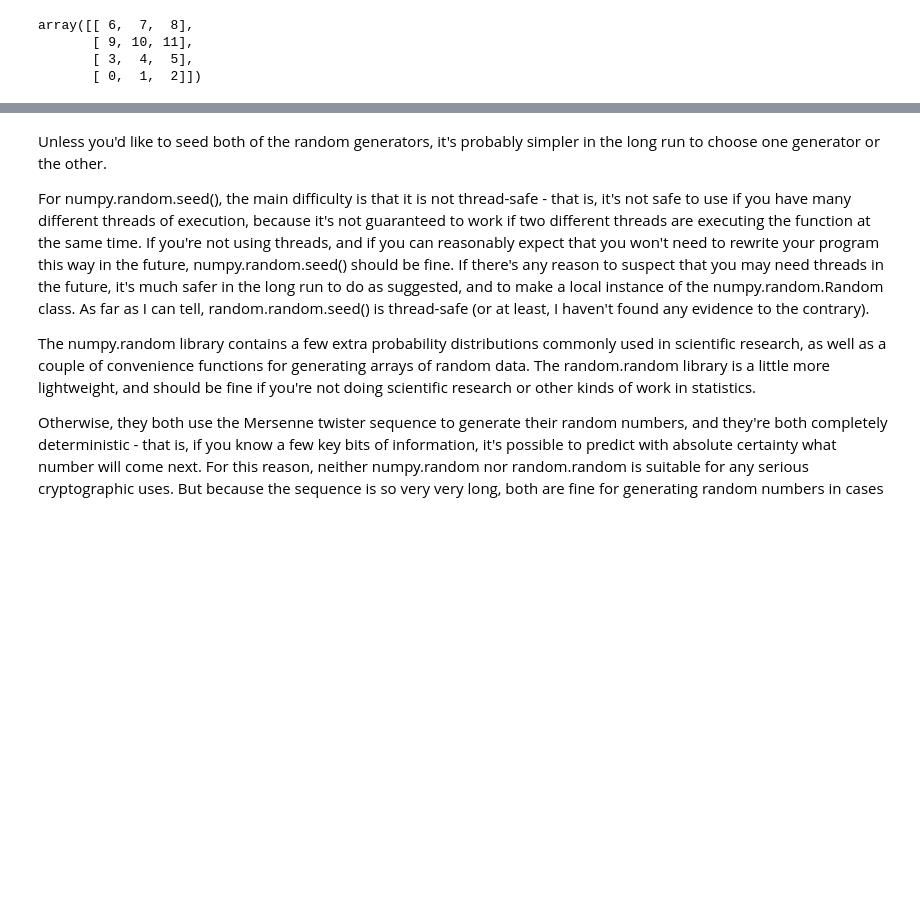
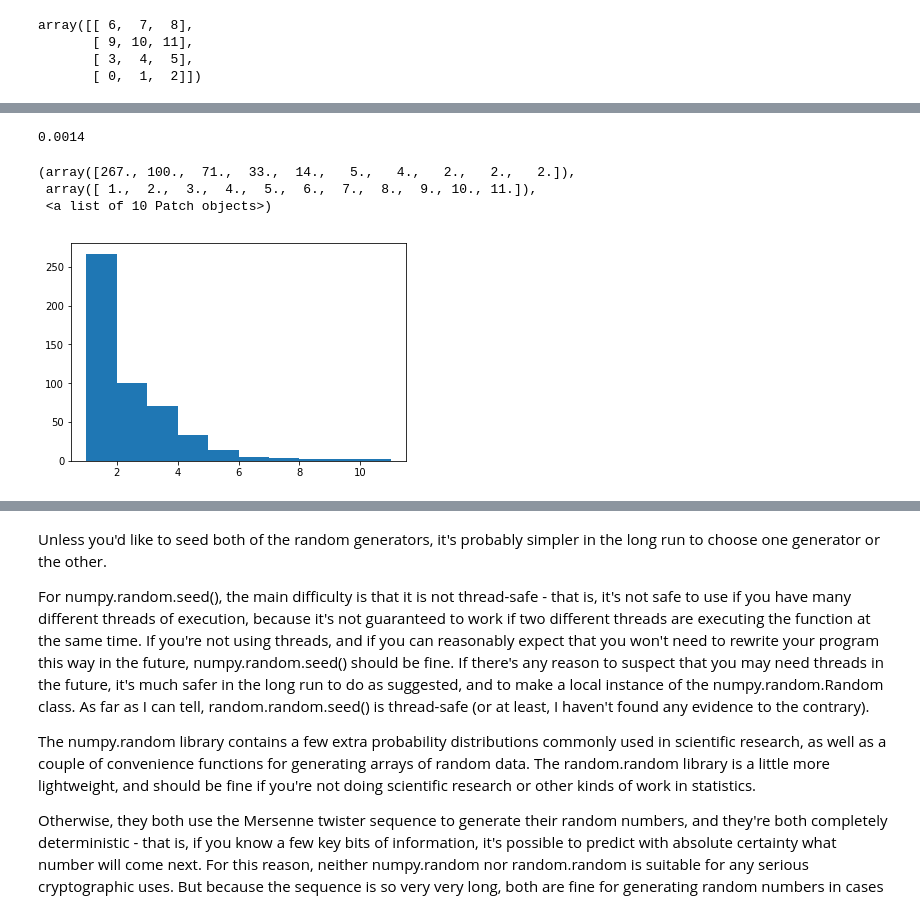
Before and after one commit to colettegallagher/numpy.random, a Jupyter notebook: numpy.random.ipynb, the cells around one changed output, grey strips where cells are left out. Saved outputs shown, nothing was run; the diff lists cells and outputs as text; code cells hidden in the pictures; blank space fills up the shorter version.

```diff
--- a/numpy.random.ipynb
+++ b/numpy.random.ipynb
@@ -73,0 +149,13 @@ array([[ 6,  7,  8],
+# %%
+z = np.random.geometric(p=0.5, size=500)
+(z == 5).sum() / 10000
+# %% [output]
+0.0014
+# %%
+import matplotlib.pyplot as plt
+plt.hist(z)
+# %% [output]
+(array([267., 100.,  71.,  33.,  14.,   5.,   4.,   2.,   2.,   2.]),
+ array([ 1.,  2.,  3.,  4.,  5.,  6.,  7.,  8.,  9., 10., 11.]),
+ <a list of 10 Patch objects>)
+[figure, added]
```
Also changed, not shown: parts of 19 cells of this notebook.
